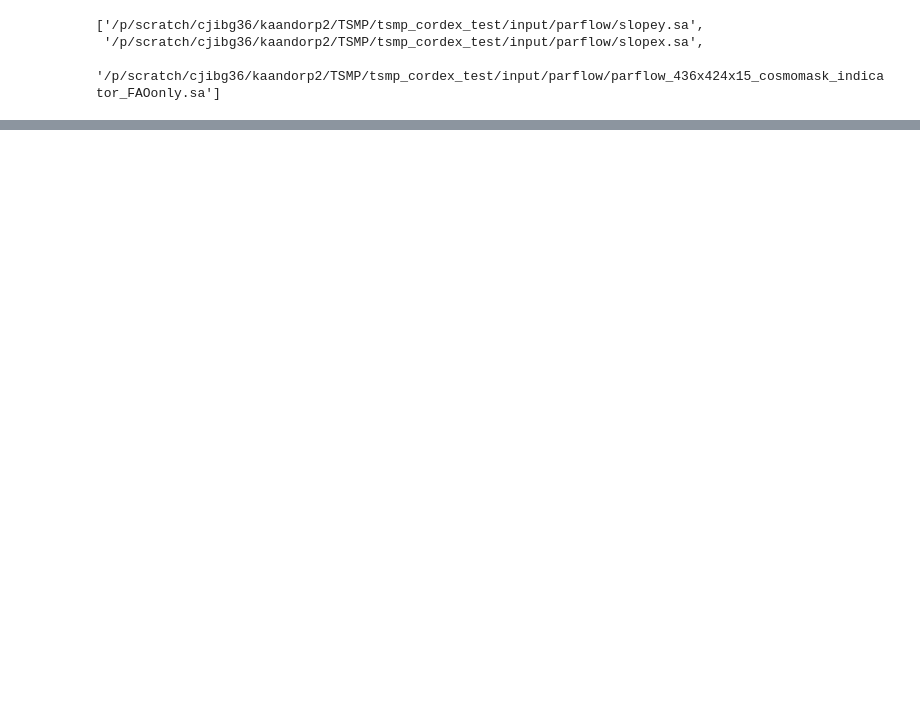
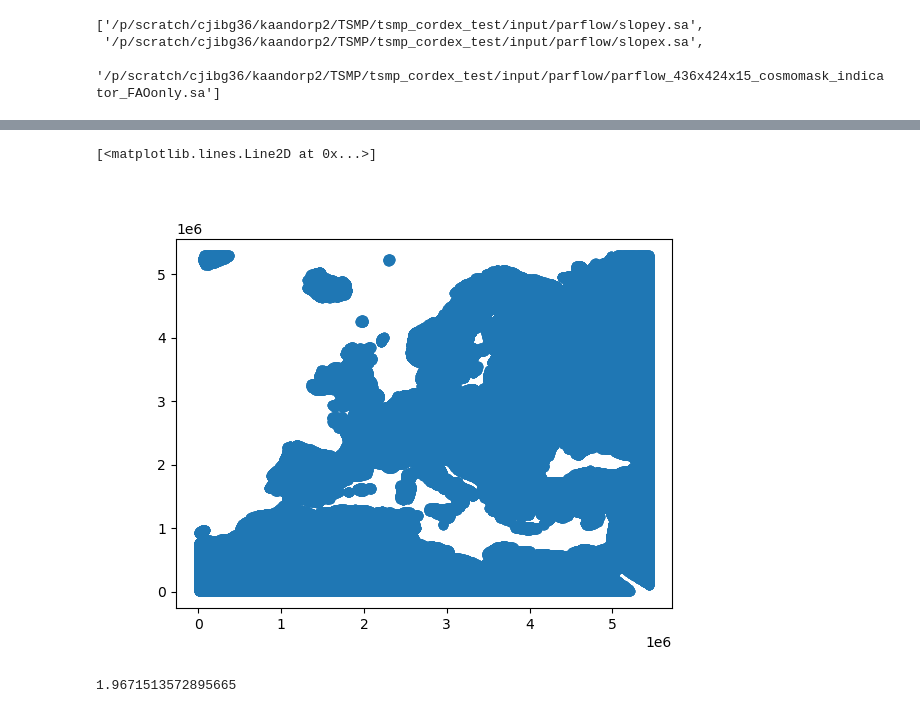
Before and after one commit to mikaelk/TSMP_tests, a Jupyter notebook: read_parflowfiles.ipynb, the cells around one changed output, grey strips where cells are left out. Cells and saved outputs as stored; diff of their text form; code cells hidden in the pictures; blank space fills up the shorter version.

```diff
--- a/read_parflowfiles.ipynb
+++ b/read_parflowfiles.ipynb
@@ -54,0 +74,25 @@ array([ 1.,  2.,  3.,  4.,  6.,  7.,  9., 11., 12., 13., 14., 15., 16.])
+# %%
+solfile = '/p/scratch/cjibg36/kaandorp2/TSMP/tsmp_cordex_109x106/input_pf/geom_cordex0.11_436x424.pfsol'
+
+#points, last line: 795162
+
+with open(solfile) as f:
+    next(f)
+    n_points = int(next(f))
+
+    i_start = 0
+#     for i1,line in enumerate(f):
+#         x,y,z= [int(x) for x in next(f).split()]
+
+    array = []
+    for i1,line in enumerate(f): # read rest of lines
+
+        # next(f)
+
+        if i1 == i_start + n_points:
+            break
+
+        array.append([float(x) for x in line.split()])
+
+
+array = np.array(array,dtype=int)
@@ -54,0 +115,11 @@ array([ 1.,  2.,  3.,  4.,  6.,  7.,  9., 11., 12., 13., 14., 15., 16.])
+# %%
+%matplotlib widget
+plt.figure()
+plt.plot(array[:,0],array[:,1],'o')
+# %% [output]
+[<matplotlib.lines.Line2D at 0x...>]
+[figure, added]
+# %%
+1.07**10
+# %% [output]
+1.9671513572895665
```
Also changed, not shown: parts of 6 cells of this notebook, 3 other files.
